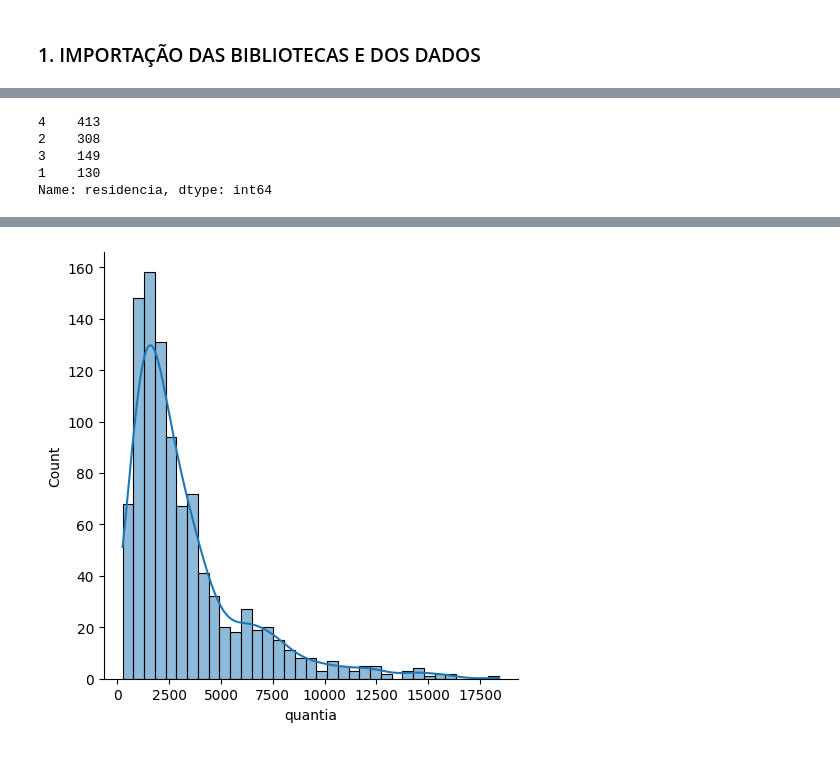
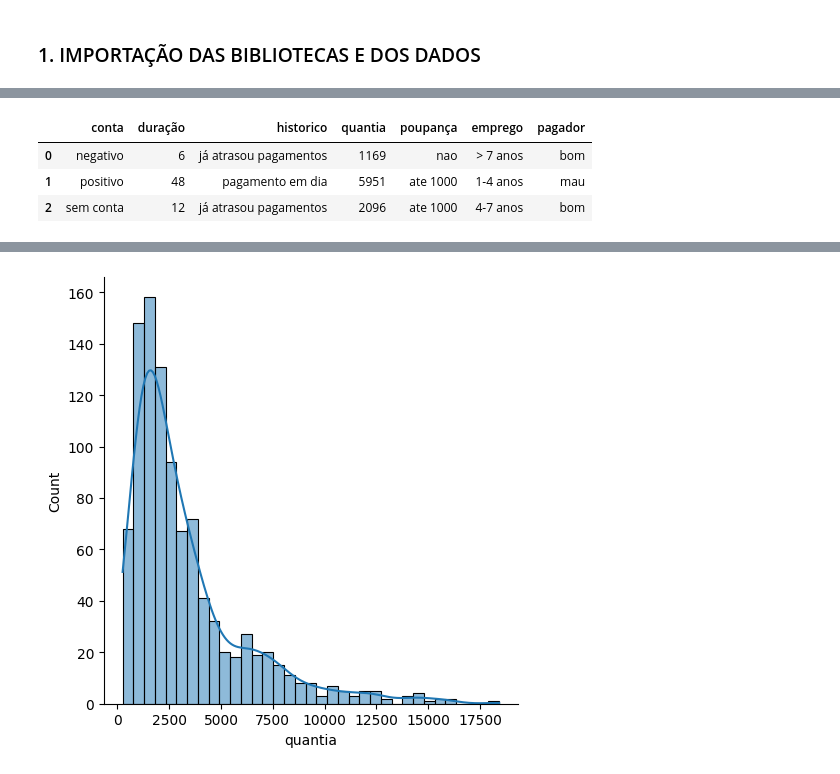
Before and after one commit to joaovictordds/Analise_Credito, a Jupyter notebook: credito.ipynb, the cells around one changed output, grey strips where cells are left out. Saved outputs shown, nothing was run; the diff lists cells and outputs as text; code cells hidden in the pictures.

```diff
--- a/credito.ipynb
+++ b/credito.ipynb
@@ -95,8 +13,0 @@ Name: taxa, dtype: int64
-# %%
-dados['residencia'].value_counts()
-# %% [output]
-4    413
-2    308
-3    149
-1    130
-Name: residencia, dtype: int64
@@ -109,3 +19,10 @@ df.drop(['motivo', 'taxa', 'status','residencia', 'creditos', 'telefone',	'estra
+# %%
+df.head(3)
+# %% [output]
+|  | conta | duração | historico | quantia | poupança | emprego | pagador |
+| 0 | negativo | 6 | já atrasou pagamentos | 1169 | nao | > 7 anos | bom |
+| 1 | positivo | 48 | pagamento em dia | 5951 | ate 1000 | 1-4 anos | mau |
+| 2 | sem conta | 12 | já atrasou pagamentos | 2096 | ate 1000 | 4-7 anos | bom |
 # %%
 df.info()
 # %% [output]
```
Also changed, not shown: parts of 52 cells of this notebook, 2 other files.
